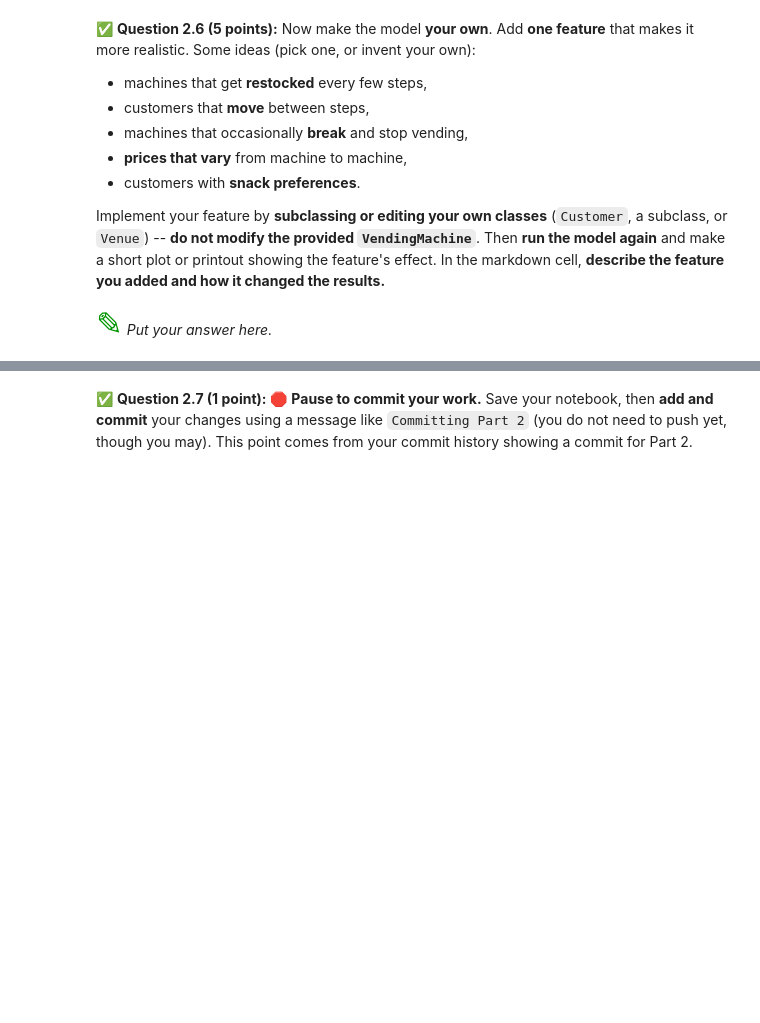
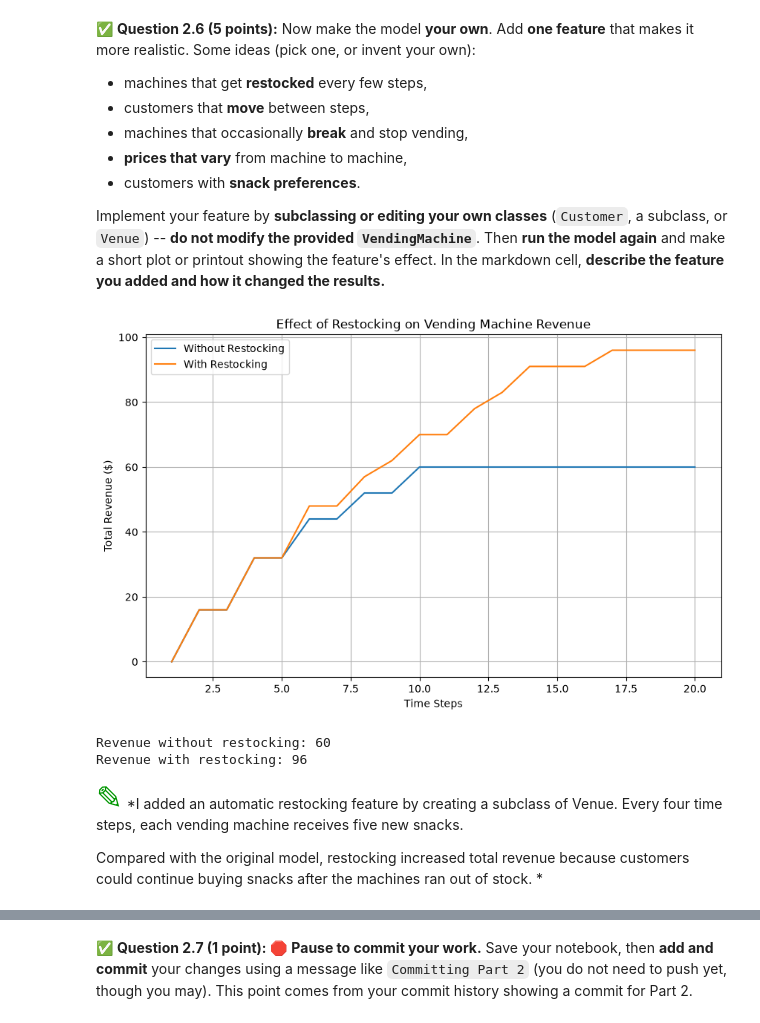
Before and after one commit to Joseph-wang1/CMSE202-f26-turnin, a Jupyter notebook: hw-02/HW02-ABMandGraphTheory-STUDENT.ipynb, the cells around one changed output, grey strips where cells are left out. Saved outputs shown, nothing was run; the diff lists cells and outputs as text; code cells hidden in the pictures; blank space fills up the shorter version.

```diff
--- a/hw-02/HW02-ABMandGraphTheory-STUDENT.ipynb
+++ b/hw-02/HW02-ABMandGraphTheory-STUDENT.ipynb
@@ -381,5 +556,60 @@ how it changed the results.**
-# %% [markdown]
-<font size=6 color="#009600">&#9998;</font> *Put your answer here.*
+# %%
+# Put your enhancement here: implement the feature, run the model, and show its effect.
+
+class RestockingVenue(Venue):
+
+    def __init__(self, machines, customers):
+        super().__init__(machines, customers)
+        self.steps_passed = 0
+
+    def step(self):
+        super().step()
+
+        self.steps_passed += 1
+
+        if self.steps_passed % 4 == 0:
+            for machine in self.machines:
+                machine.restock(["Twix", "Snickers", "M&Ms", "Chips", "Pretzels"])
+
+
+normal_venue = build_venue(0, 16)
+
+new_venue = build_venue(0, 16)
+restocking_venue = RestockingVenue(new_venue.machines, new_venue.customers)
+
+
+normal_history = normal_venue.run(20)
+restocking_history = restocking_venue.run(20)
+
+
+steps = range(1, 21)
+
+plt.figure(figsize=(10, 6))
+
+plt.plot(steps, normal_history, label="Without Restocking")
+plt.plot(steps, restocking_history, label="With Restocking")
+
+plt.xlabel("Time Steps")
+plt.ylabel("Total Revenue ($)")
+plt.title("Effect of Restocking on Vending Machine Revenue")
+plt.legend()
+plt.grid(True)
+
+plt.show()
+
+
+# Print the final revenue
+print("Revenue without restocking:", normal_history[-1])
+print("Revenue with restocking:", restocking_history[-1])
+# %% [output]
+[figure, added]
+Revenue without restocking: 60
+Revenue with restocking: 96
+# %% [markdown]
+<font size=6 color="#009600">&#9998;</font> *I added an automatic restocking feature by creating a subclass of Venue. Every four time steps, each vending machine receives five new snacks.
+
+Compared with the original model, restocking increased total revenue because customers could continue buying snacks after the machines ran out of stock.
+*
 # %% [markdown]
 <!-- END QUESTION -->
 <!-- DO NOT MODIFY OR DELETE THIS CELL -->
```
Also changed, not shown: parts of 14 cells of this notebook.
